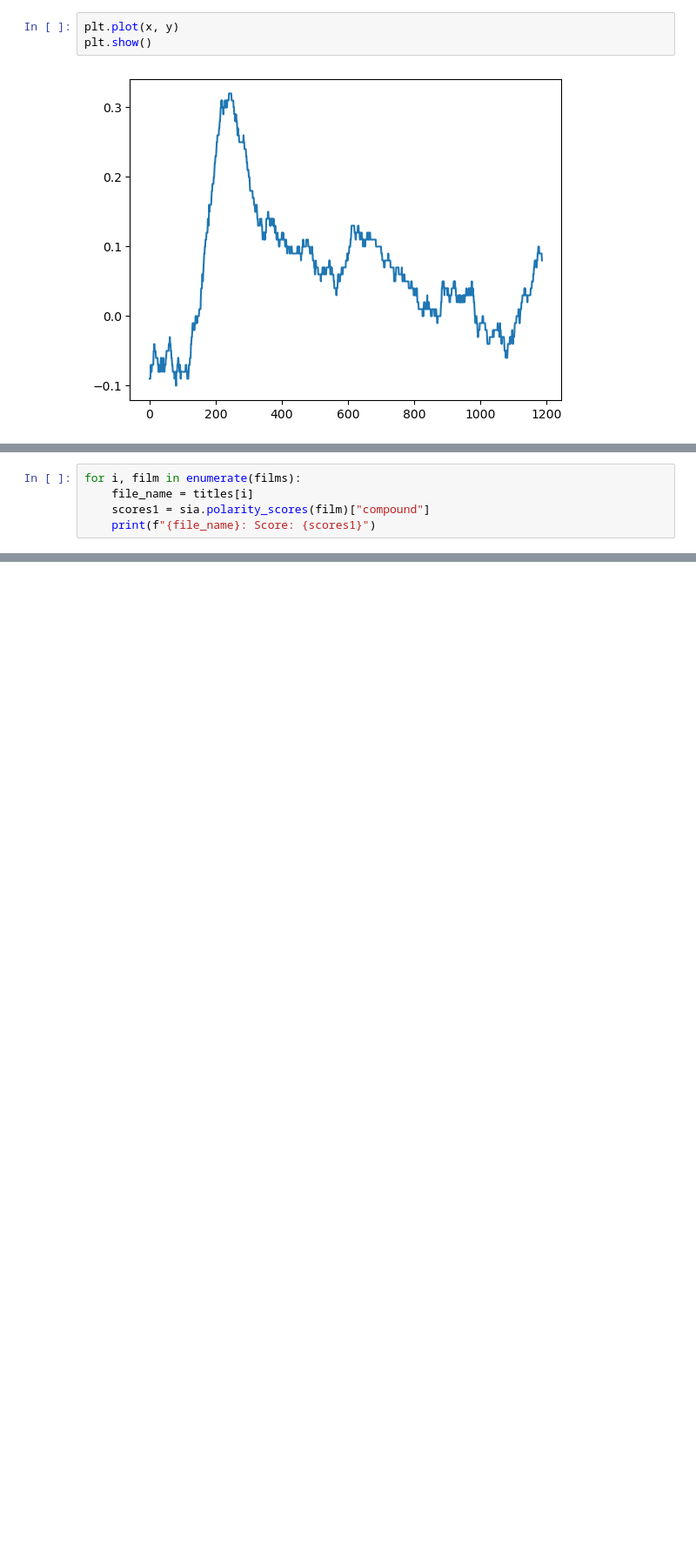
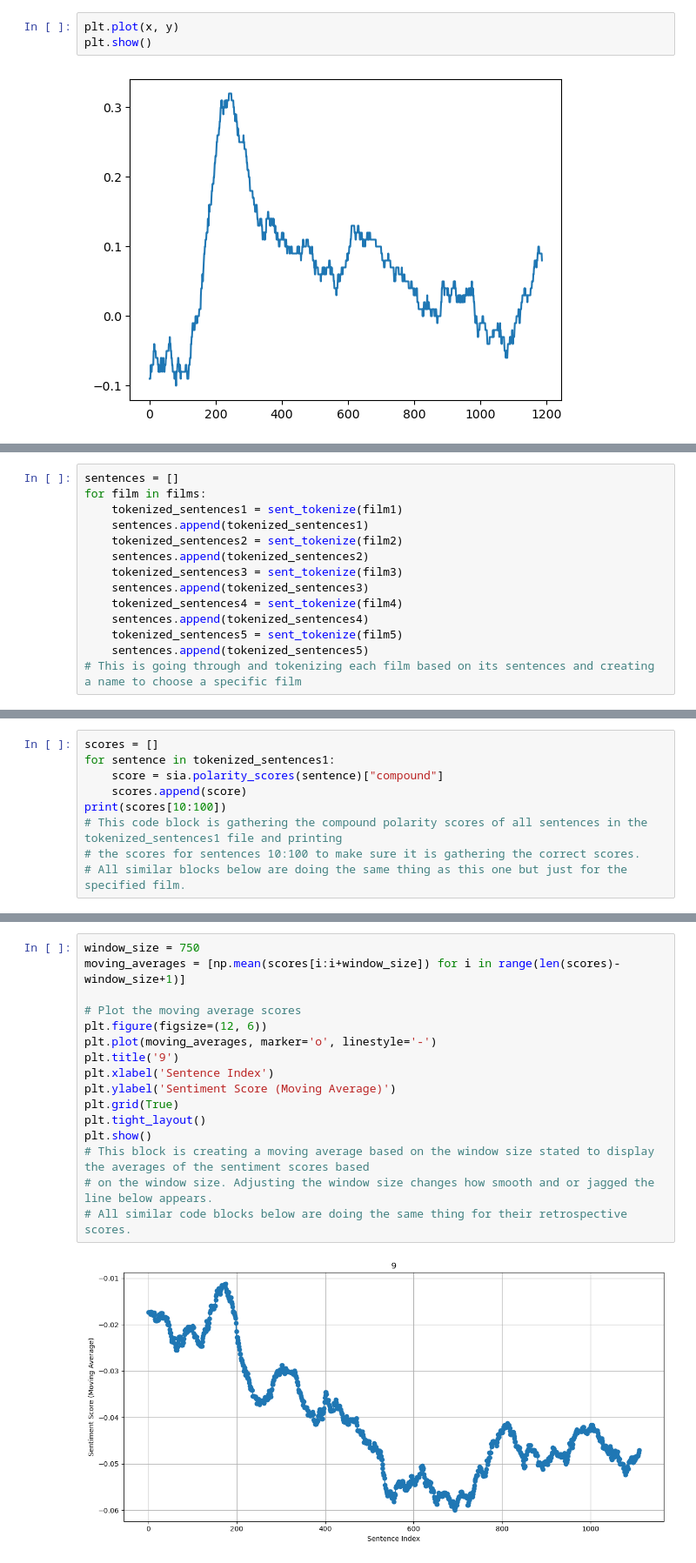
Before and after one commit to Hayden4man/370, a Jupyter notebook: Sentiment assignment.ipynb, the cells around one changed output, grey strips where cells are left out. Shown at 87% size. Drawn from its saved outputs; the diff is of its cells as text; blank space fills up the shorter version.

```diff
--- a/Sentiment assignment.ipynb
+++ b/Sentiment assignment.ipynb
@@ -137,5 +128,0 @@ for p in Path('C:/Users/forem/Code/text-as-data/people/Foreman/Adventure').glob(
-# %%
-for i, film in enumerate(films):
-    file_name = titles[i]
-    scores1 = sia.polarity_scores(film)["compound"]
-    print(f"{file_name}: Score: {scores1}")
@@ -159,0 +136,14 @@ yearone: Score: 0.9999
+# %%
+sentences = []
+for film in films:
+    tokenized_sentences1 = sent_tokenize(film1)
+    sentences.append(tokenized_sentences1)
+    tokenized_sentences2 = sent_tokenize(film2)
+    sentences.append(tokenized_sentences2)
+    tokenized_sentences3 = sent_tokenize(film3)
+    sentences.append(tokenized_sentences3)
+    tokenized_sentences4 = sent_tokenize(film4)
+    sentences.append(tokenized_sentences4)
+    tokenized_sentences5 = sent_tokenize(film5)
+    sentences.append(tokenized_sentences5)
+# This is going through and tokenizing each film based on its sentences and creating a name to choose a specific film
@@ -159,0 +154,9 @@ yearone: Score: 0.9999
+# %%
+scores = []
+for sentence in tokenized_sentences1:
+    score = sia.polarity_scores(sentence)["compound"]
+    scores.append(score)
+print(scores[10:100])
+# This code block is gathering the compound polarity scores of all sentences in the tokenized_sentences1 file and printing
+# the scores for sentences 10:100 to make sure it is gathering the correct scores.
+# All similar blocks below are doing the same thing as this one but just for the specified film.
@@ -159,0 +165,18 @@ yearone: Score: 0.9999
+# %%
+window_size = 750
+moving_averages = [np.mean(scores[i:i+window_size]) for i in range(len(scores)-window_size+1)]
+
+# Plot the moving average scores
+plt.figure(figsize=(12, 6))
+plt.plot(moving_averages, marker='o', linestyle='-')
+plt.title('9')
+plt.xlabel('Sentence Index')
+plt.ylabel('Sentiment Score (Moving Average)')
+plt.grid(True)
+plt.tight_layout()
+plt.show()
+# This block is creating a moving average based on the window size stated to display the averages of the sentiment scores based
+# on the window size. Adjusting the window size changes how smooth and or jagged the line below appears.
+# All similar code blocks below are doing the same thing for their retrospective scores.
+# %% [output]
+[figure, added]
```
Also changed, not shown: parts of 15 cells of this notebook.
